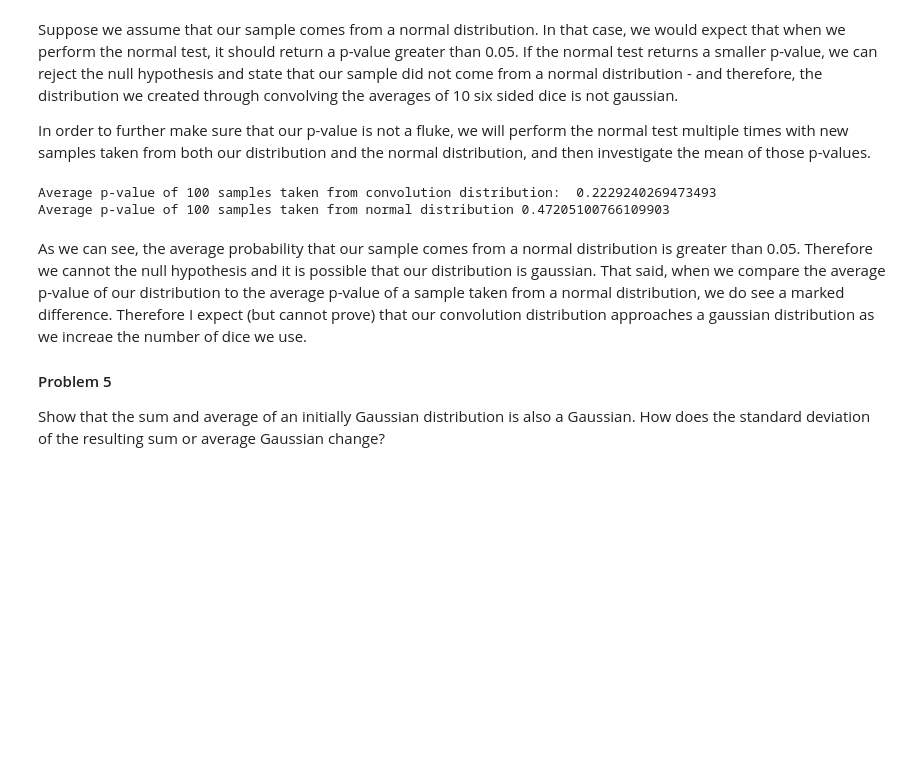
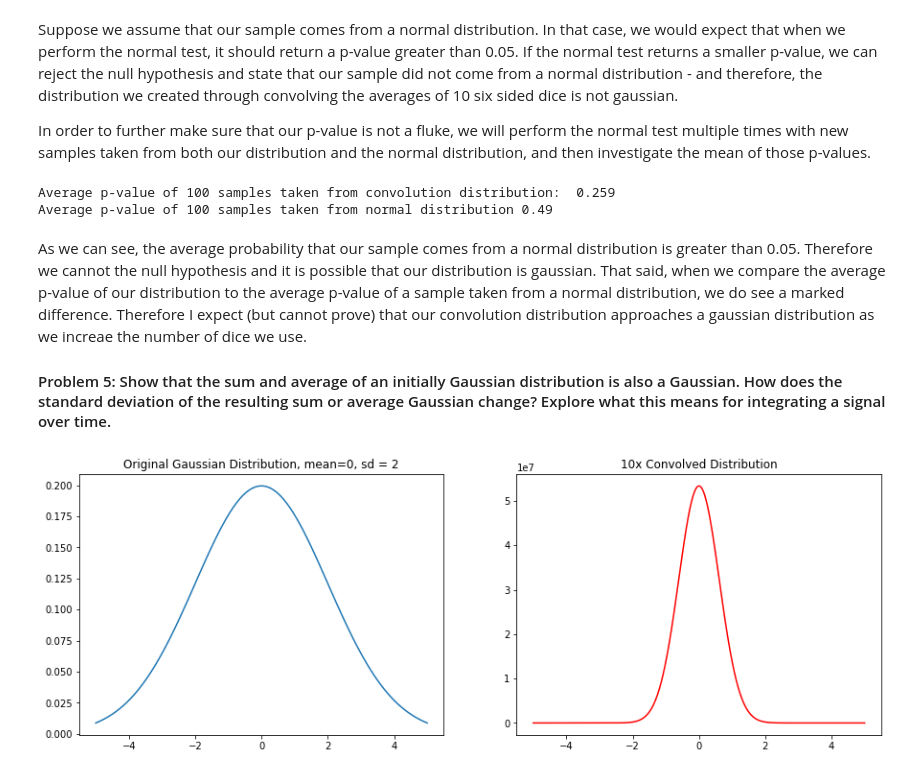
Before and after one commit to chkboris/Physics-434, a Jupyter notebook: HW 2.ipynb, the cells around one changed output. Saved outputs shown, nothing was run; the diff lists cells and outputs as text; code cells hidden in the pictures; blank space fills up the shorter version.

```diff
--- a/HW 2.ipynb
+++ b/HW 2.ipynb
@@ -103,14 +110,40 @@ for trial in range (1,101):
 s_mean = s_sum/100
 n_mean = n_sum/100
 #Compare sample to a random sample from a normal distribution
-print("Average p-value of 100 samples taken from convolution distribution: " , s_mean)
-print("Average p-value of 100 samples taken from normal distribution" , n_mean)
+print("Average p-value of 100 samples taken from convolution distribution: " , np.round(s_mean,3))
+print("Average p-value of 100 samples taken from normal distribution" , np.round(n_mean,3))
 # %% [output]
-Average p-value of 100 samples taken from convolution distribution:  0.2229240269473493
-Average p-value of 100 samples taken from normal distribution 0.47205100766109903
+Average p-value of 100 samples taken from convolution distribution:  0.259
+Average p-value of 100 samples taken from normal distribution 0.49
 # %% [markdown]
 As we can see, the average probability that our sample comes from a normal distribution is greater than 0.05. Therefore we cannot the null hypothesis and it is possible that our distribution is gaussian. That said, when we compare the average p-value of our distribution to the average p-value of a sample taken from a normal distribution, we do see a marked difference. Therefore I expect (but cannot prove) that our convolution distribution approaches a gaussian distribution as we increae the number of dice we use.
 
-#### Problem 5
-
-Show that the sum and average of an initially Gaussian distribution is also a Gaussian. How does the standard deviation of the resulting sum or average Gaussian change?
+#### Problem 5: Show that the sum and average of an initially Gaussian distribution is also a Gaussian. How does the standard deviation of the resulting sum or average Gaussian change? Explore what this means for integrating a signal over time.
+# %%
+x_init = np.linspace(-5,5,100)
+d_init = stats.norm.pdf(x_init, loc=0,scale=2) #d_init is a gaussian function with mean=0 and standard deviation = 2
+
+#Now we will convolve it:
+p = d_init
+n = 10
+for i in range(n-1):
+    p = scipy.signal.convolve(p,d_init)
+
+x = np.linspace(-5,5, len(p))
+
+# fig, ((ax1,log1),(ax2,log2)) = plt.subplots(2,2)
+fig, (ax1,ax2) = plt.subplots(1,2)
+ax1.title.set_text("Original Gaussian Distribution, mean=0, sd = 2")
+ax1.plot(x_init, d_init)
+
+# log1.title.set_text("Log of Original Distribution")
+# log1.bar(x_init, d_init, log=True)
+
+ax2.title.set_text("10x Convolved Distribution")
+ax2.plot(x, p, 'r')
+
+# log2.title.set_text("Log of 10x Convolved Distribution")
+# log2.bar(x, p, log=True)
+plt.rcParams["figure.figsize"] = (15,5)
+# %% [output]
+[figure, added]
```
Also changed, not shown: parts of 8 cells of this notebook.
